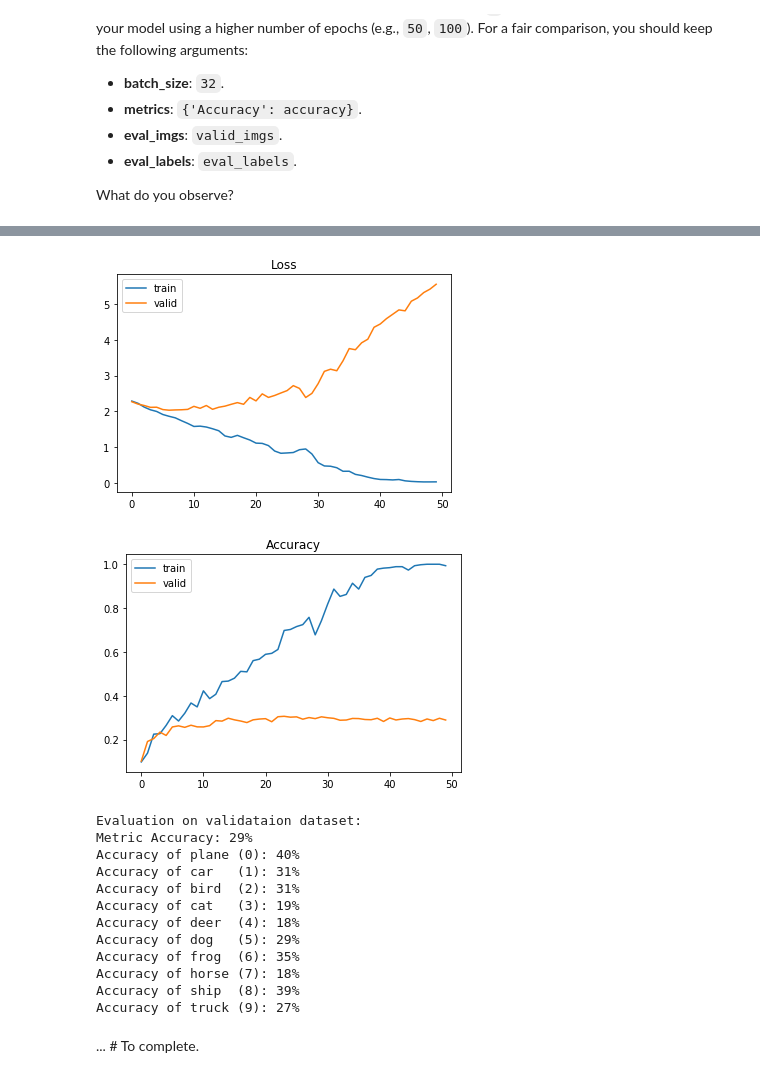
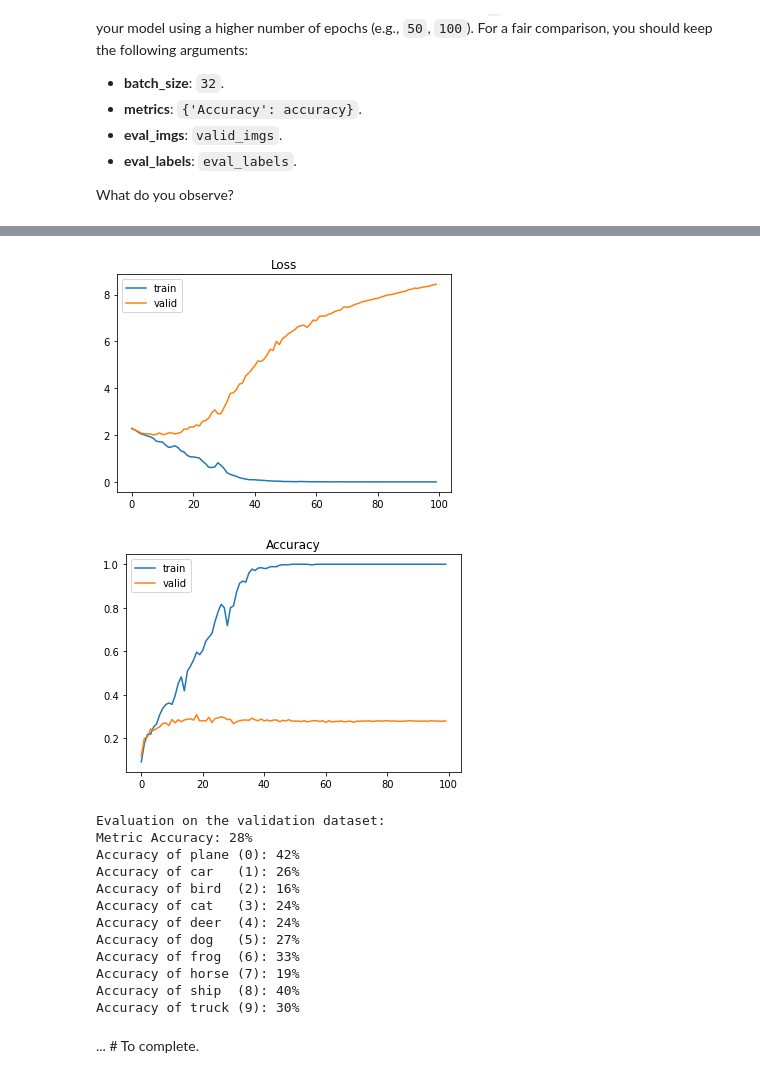
Before and after one commit to jpt31733/ExData_Plotting1, a Jupyter notebook: tutorial1_data_exercise.ipynb, the cells around one changed output, grey strips where cells are left out. Saved outputs shown, nothing was run; the diff lists cells and outputs as text; code cells hidden in the pictures.

```diff
--- a/tutorial1_data_exercise.ipynb
+++ b/tutorial1_data_exercise.ipynb
@@ -786,9 +788,9 @@ In the previous exercise, we restricted the number of epochs to `5`. In this sec
 What do you observe?
 # %%
 # training on selected data
-model = ... # To complete.
+model = training_on_dataset(select_imgs, select_labels, valid_imgs, valid_labels, 100, batch_size=32, metrics={'Accuracy': accuracy})
 
 
 # evaluate the trained model on the validation dataset
-_ = ... # To complete.
+_ = evaluate_classes(model, valid_imgs, valid_labels, batch_size=32, metrics={'Accuracy': accuracy})
 # %% [output]
@@ -812,17 +814,17 @@ _ = ... # To complete.
-[figure, old version]
+[figure, new version]
-[figure, old version]
+[figure, new version]
-Evaluation on validataion dataset:
-Metric Accuracy: 29%
-Accuracy of plane (0): 40%
-Accuracy of car   (1): 31%
-Accuracy of bird  (2): 31%
-Accuracy of cat   (3): 19%
-Accuracy of deer  (4): 18%
-Accuracy of dog   (5): 29%
-Accuracy of frog  (6): 35%
-Accuracy of horse (7): 18%
-Accuracy of ship  (8): 39%
-Accuracy of truck (9): 27%
+Evaluation on the validation dataset:
+Metric Accuracy: 28%
+Accuracy of plane (0): 42%
+Accuracy of car   (1): 26%
+Accuracy of bird  (2): 16%
+Accuracy of cat   (3): 24%
+Accuracy of deer  (4): 24%
+Accuracy of dog   (5): 27%
+Accuracy of frog  (6): 33%
+Accuracy of horse (7): 19%
+Accuracy of ship  (8): 40%
+Accuracy of truck (9): 30%
 # %% [markdown]
 ... # To complete.
 # %% [markdown]
```
Also changed, not shown: parts of 17 cells of this notebook.
